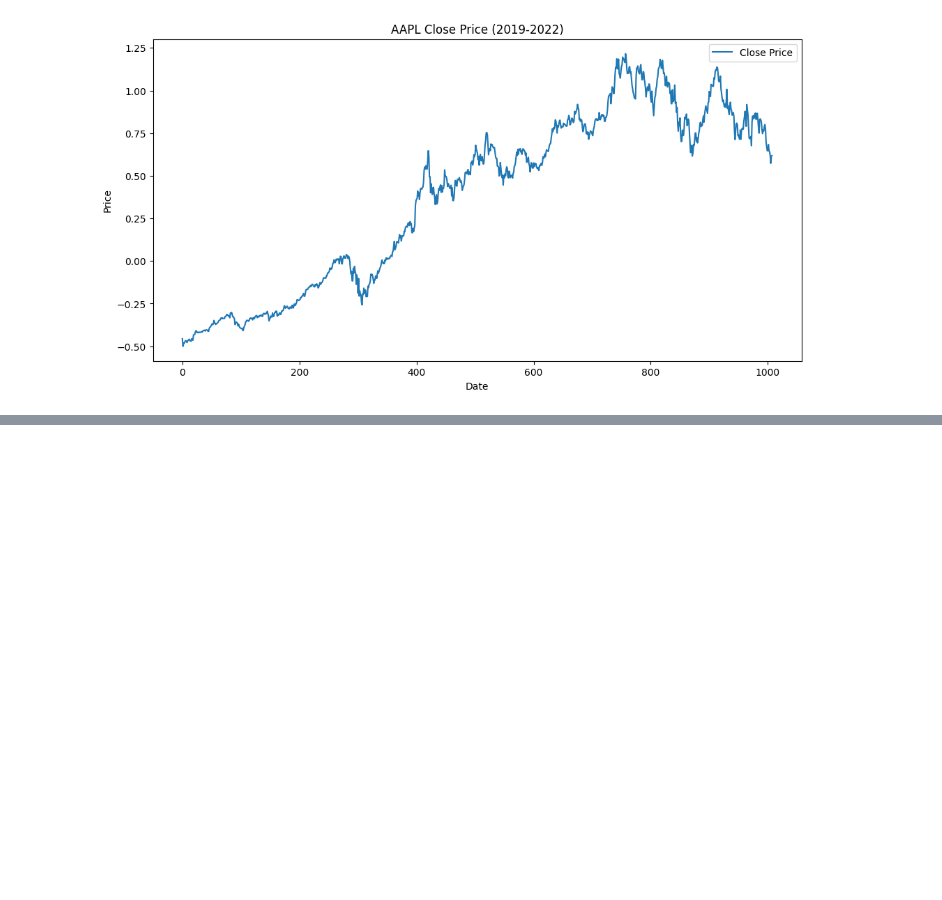
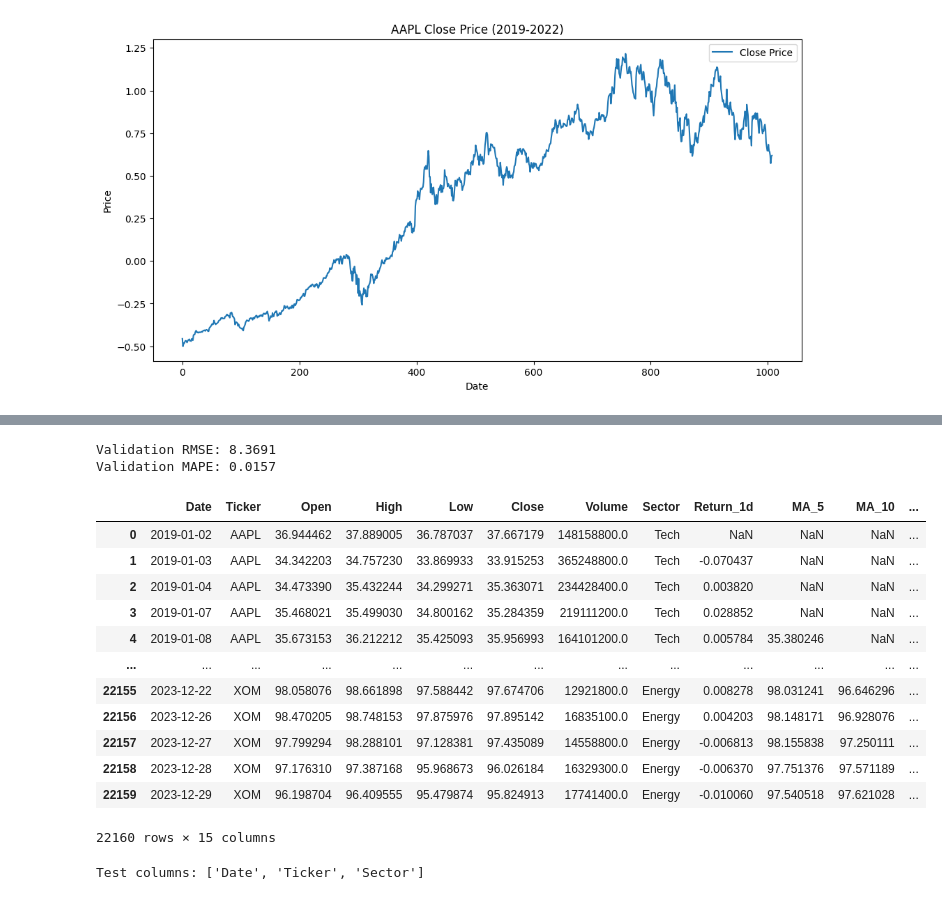
Before and after one commit to broccubali/DLG-Assignments, a Jupyter notebook: ASSignment2/FINAL_ADD_ALL_THINGS_HERE.ipynb, the cells around one changed output, grey strips where cells are left out. Saved outputs shown, nothing was run; the diff lists cells and outputs as text; code cells hidden in the pictures; blank space fills up the shorter version.

```diff
--- a/ASSignment2/FINAL_ADD_ALL_THINGS_HERE.ipynb
+++ b/ASSignment2/FINAL_ADD_ALL_THINGS_HERE.ipynb
@@ -584,0 +782,76 @@ RuntimeError: mat1 and mat2 shapes cannot be multiplied (1280x9 and 5x4096)
+# %%
+
+
+from sklearn.ensemble import RandomForestRegressor
+
+# Train on train_data (you already processed `df`)
+train_df_model = train_df.dropna(subset=features + ["Close"])  # or Target if predicting next-day
+
+X_train = train_df_model[features]
+y_train = train_df_model["Close"]  # or "Target"
+
+X_val = val_df_model[features]
+y_val = val_df_model["Target"]
+
+regressor = RandomForestRegressor()
+regressor.fit(X_train, y_train)
+
+# Predict on validation
+y_pred = regressor.predict(X_val)
+
+# Evaluate
+from sklearn.metrics import mean_squared_error, mean_absolute_percentage_error
+
+rmse = mean_squared_error(y_val, y_pred)
+mape = mean_absolute_percentage_error(y_val, y_pred)
+
+print(f"Validation RMSE: {rmse:.4f}")
+print(f"Validation MAPE: {mape:.4f}")
+# %% [output]
+Validation RMSE: 8.3691
+Validation MAPE: 0.0157
+# %%
+test_df = pd.DataFrame(test_cases)
+test_df["Date"] = pd.to_datetime(test_df["date"])
+test_df["Ticker"] = test_df["ticker"]
+test_df = test_df[["Date", "Ticker"]]
+
+# Add sector info
+test_df["Sector"] = test_df["Ticker"].map(ticker_to_sector)
+
+# Combine train + validation to get all available history
+full_history = pd.concat([train_df, validation_data])
+full_history["Date"] = pd.to_datetime(full_history["Date"])
+full_history = full_history.sort_values(["Ticker", "Date"])
+
+# Add sector
+full_history["Sector"] = full_history["Ticker"].map(ticker_to_sector)
+
+# Feature engineering on full history
+full_history["Return_1D"] = full_history.groupby("Ticker")["Open"].pct_change()
+full_history["MA_5"] = full_history.groupby("Ticker")["Open"].transform(lambda x: x.rolling(5).mean())
+full_history["MA_10"] = full_history.groupby("Ticker")["Open"].transform(lambda x: x.rolling(10).mean())
+full_history["Volatility_5"] = full_history.groupby("Ticker")["Open"].transform(lambda x: x.rolling(5).std())
+
+# Sector average returns
+sector_return = full_history.groupby(["Date", "Sector"])["Return_1d"].mean().reset_index()
+sector_return.rename(columns={"Return_1d": "Sector_Avg_Return"}, inplace=True)
+full_history = pd.merge(full_history, sector_return, on=["Date", "Sector"], how="left")
+# %%
+full_history.drop("Sector_Avg_Return_x", axis=1, inplace=True)
+full_history.rename(columns={"Sector_Avg_Return_y": "Sector_Avg_Return"}, inplace=True)
+full_history
+# %% [output]
+|  | Date | Ticker | Open | High | Low | Close | Volume | Sector | Return_1d | MA_5 | MA_10 | ... |
+| 0 | 2019-01-02 | AAPL | 36.944462 | 37.889005 | 36.787037 | 37.667179 | 148158800.0 | Tech | NaN | NaN | NaN | ... |
+| 1 | 2019-01-03 | AAPL | 34.342203 | 34.757230 | 33.869933 | 33.915253 | 365248800.0 | Tech | -0.070437 | NaN | NaN | ... |
+| 2 | 2019-01-04 | AAPL | 34.473390 | 35.432244 | 34.299271 | 35.363071 | 234428400.0 | Tech | 0.003820 | NaN | NaN | ... |
+| 3 | 2019-01-07 | AAPL | 35.468021 | 35.499030 | 34.800162 | 35.284359 | 219111200.0 | Tech | 0.028852 | NaN | NaN | ... |
+| 4 | 2019-01-08 | AAPL | 35.673153 | 36.212212 | 35.425093 | 35.956993 | 164101200.0 | Tech | 0.005784 | 35.380246 | NaN | ... |
+| ... | ... | ... | ... | ... | ... | ... | ... | ... | ... | ... | ... | ... |
+| 22155 | 2023-12-22 | XOM | 98.058076 | 98.661898 | 97.588442 | 97.674706 | 12921800.0 | Energy | 0.008278 | 98.031241 | 96.646296 | ... |
+| 22156 | 2023-12-26 | XOM | 98.470205 | 98.748153 | 97.875976 | 97.895142 | 16835100.0 | Energy | 0.004203 | 98.148171 | 96.928076 | ... |
+| 22157 | 2023-12-27 | XOM | 97.799294 | 98.288101 | 97.128381 | 97.435089 | 14558800.0 | Energy | -0.006813 | 98.155838 | 97.250111 | ... |
+| 22158 | 2023-12-28 | XOM | 97.176310 | 97.387168 | 95.968673 | 96.026184 | 16329300.0 | Energy | -0.006370 | 97.751376 | 97.571189 | ... |
+| 22159 | 2023-12-29 | XOM | 96.198704 | 96.409555 | 95.479874 | 95.824913 | 17741400.0 | Energy | -0.010060 | 97.540518 | 97.621028 | ... |
+22160 rows × 15 columns
@@ -584,0 +875,4 @@ RuntimeError: mat1 and mat2 shapes cannot be multiplied (1280x9 and 5x4096)
+# %%
+print("Test columns:", test_df.columns.tolist())
+# %% [output]
+Test columns: ['Date', 'Ticker', 'Sector']
```
Also changed, not shown: parts of 17 cells of this notebook.
